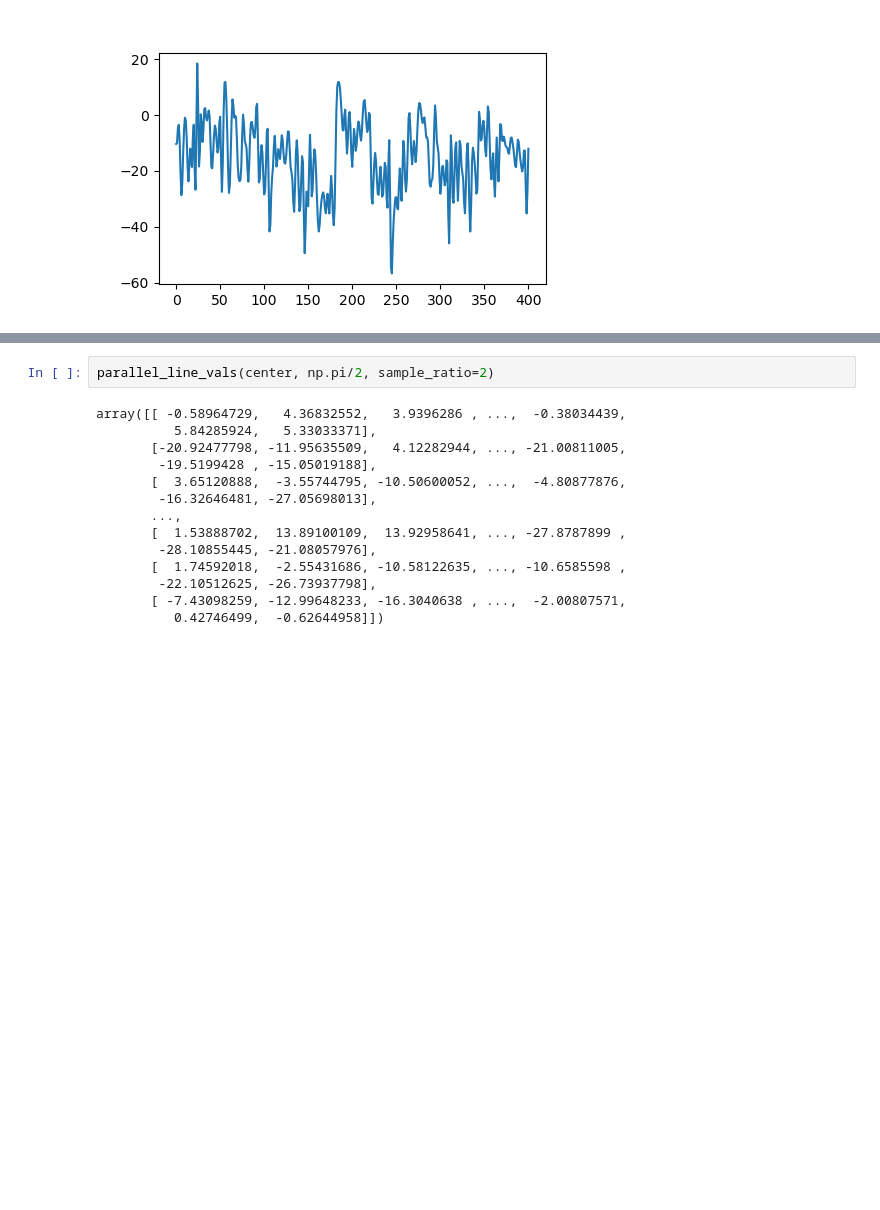
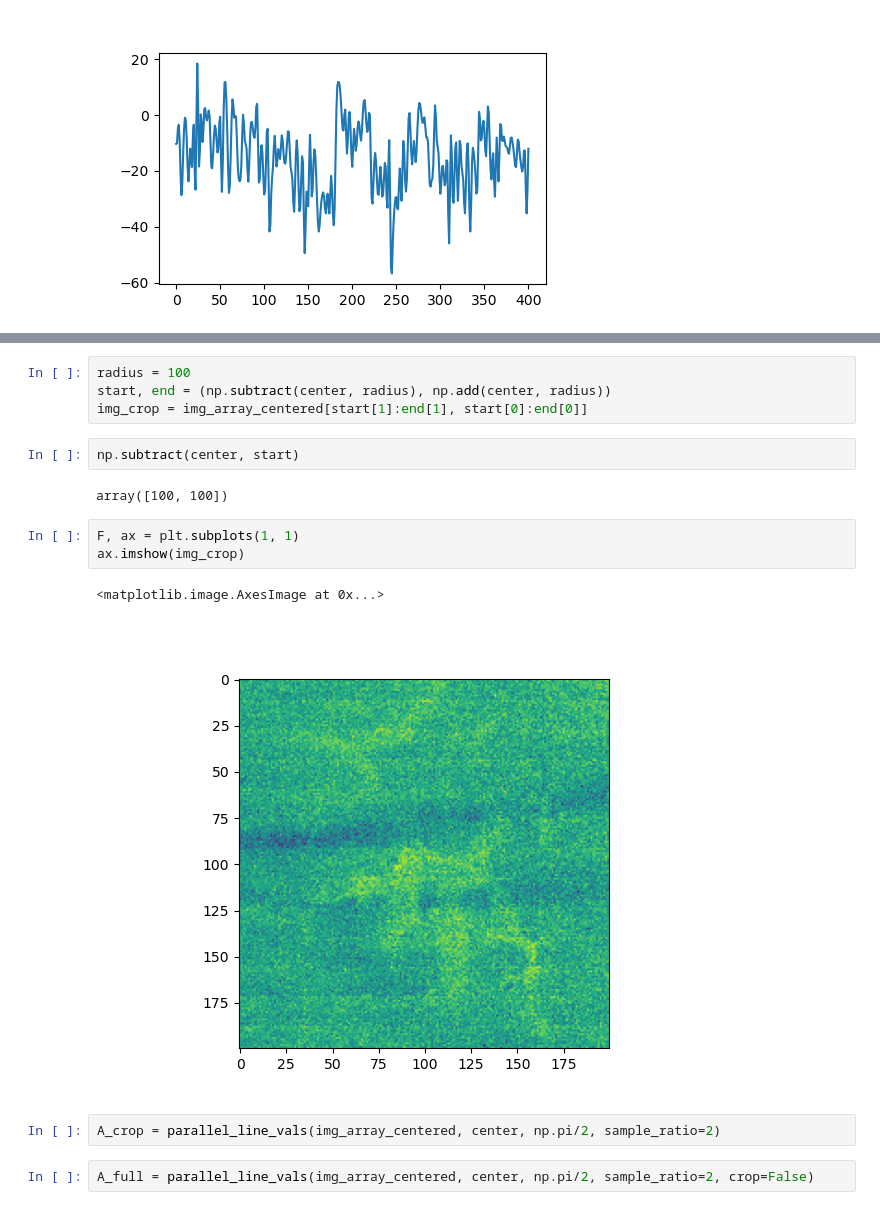
Before and after one commit to zyjux/harmonic_gw, a Jupyter notebook: TAPE_initial_real_data.ipynb, the cells around one changed output, grey strips where cells are left out. Saved outputs shown, nothing was run; the diff lists cells and outputs as text; blank space fills up the shorter version.

```diff
--- a/TAPE_initial_real_data.ipynb
+++ b/TAPE_initial_real_data.ipynb
@@ -151,17 +151,19 @@ def parallel_line_vals(center_pt, angle, width=50, sample_length=200, sample_rat
     return line_vals
+# %%
+radius = 100
+start, end = (np.subtract(center, radius), np.add(center, radius))
+img_crop = img_array_centered[start[1]:end[1], start[0]:end[0]]
+# %%
+np.subtract(center, start)
+# %% [output]
+array([100, 100])
+# %%
+F, ax = plt.subplots(1, 1)
+ax.imshow(img_crop)
+# %% [output]
+<matplotlib.image.AxesImage at 0x...>
+[figure, added]
 # %%
-parallel_line_vals(center, np.pi/2, sample_ratio=2)
+A_crop = parallel_line_vals(img_array_centered, center, np.pi/2, sample_ratio=2)
-# %% [output]
-array([[ -0.58964729,   4.36832552,   3.9396286 , ...,  -0.38034439,
-          5.84285924,   5.33033371],
-       [-20.92477798, -11.95635509,   4.12282944, ..., -21.00811005,
-        -19.5199428 , -15.05019188],
-       [  3.65120888,  -3.55744795, -10.50600052, ...,  -4.80877876,
-        -16.32646481, -27.05698013],
-       ...,
-       [  1.53888702,  13.89100109,  13.92958641, ..., -27.8787899 ,
-        -28.10855445, -21.08057976],
-       [  1.74592018,  -2.55431686, -10.58122635, ..., -10.6585598 ,
-        -22.10512625, -26.73937798],
-       [ -7.43098259, -12.99648233, -16.3040638 , ...,  -2.00807571,
-          0.42746499,  -0.62644958]])
+# %%
+A_full = parallel_line_vals(img_array_centered, center, np.pi/2, sample_ratio=2, crop=False)
```
Also changed, not shown: parts of 6 cells of this notebook, 1 other file.
